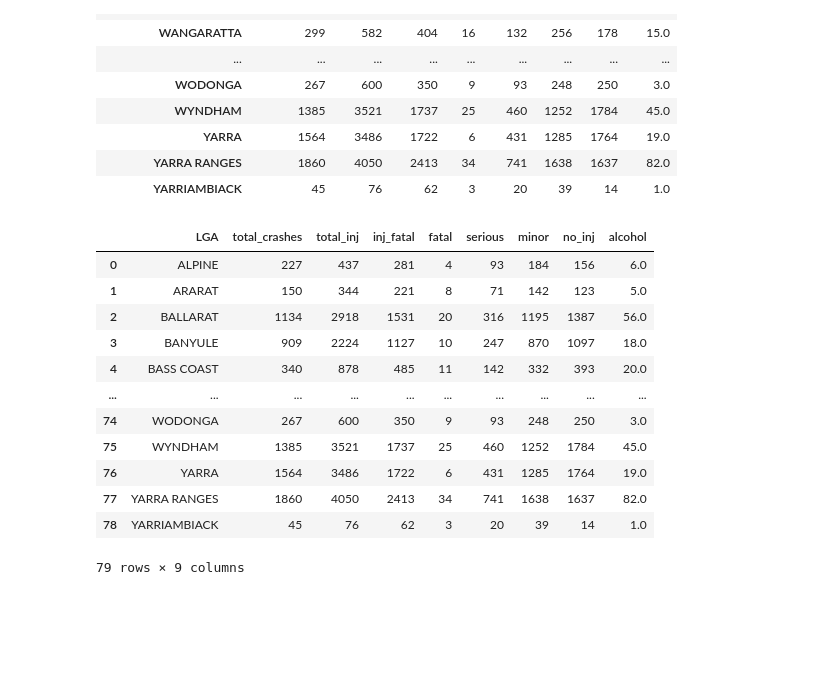
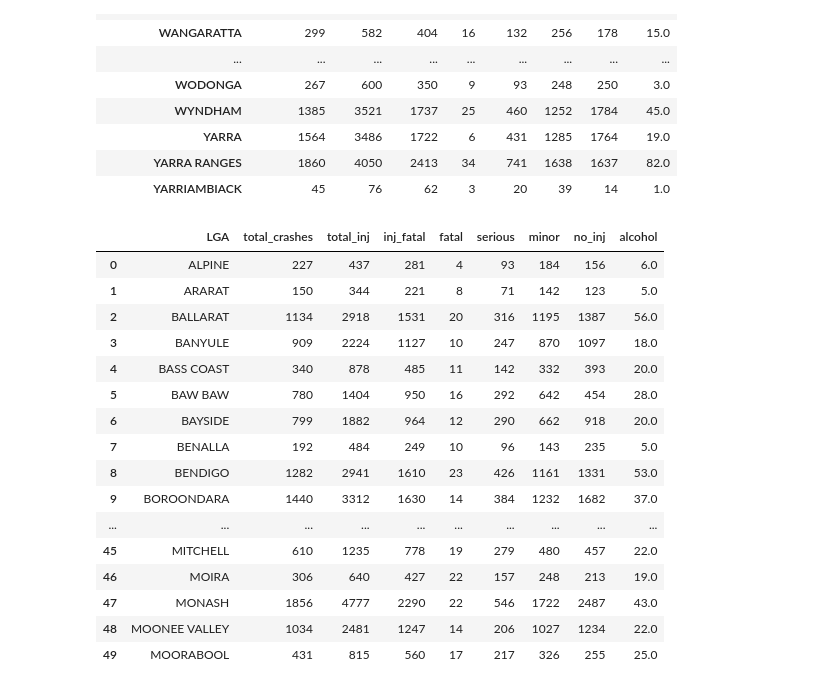
Before and after one commit to Jamie-GiHu/Turqoise-Bears-Project-Repo, a Jupyter notebook: Vic_Crash_analysis.ipynb, the cells around one changed output. Saved outputs shown, nothing was run; the diff lists cells and outputs as text; code cells hidden in the pictures; blank space fills up the shorter version.

```diff
--- a/Vic_Crash_analysis.ipynb
+++ b/Vic_Crash_analysis.ipynb
@@ -282,21 +283,25 @@ grouped_LGA_totals.tail(20)
 #Set the index
 group_LGA = grouped_LGA_totals.rename_axis("LGA").reset_index()
 # %%
-group_LGA
+group_LGA.head(50)
 # %% [output]
 |  | LGA | total_crashes | total_inj | inj_fatal | fatal | serious | minor | no_inj | alcohol |
 | 0 | ALPINE | 227 | 437 | 281 | 4 | 93 | 184 | 156 | 6.0 |
 | 1 | ARARAT | 150 | 344 | 221 | 8 | 71 | 142 | 123 | 5.0 |
 | 2 | BALLARAT | 1134 | 2918 | 1531 | 20 | 316 | 1195 | 1387 | 56.0 |
 | 3 | BANYULE | 909 | 2224 | 1127 | 10 | 247 | 870 | 1097 | 18.0 |
 | 4 | BASS COAST | 340 | 878 | 485 | 11 | 142 | 332 | 393 | 20.0 |
+| 5 | BAW BAW | 780 | 1404 | 950 | 16 | 292 | 642 | 454 | 28.0 |
+| 6 | BAYSIDE | 799 | 1882 | 964 | 12 | 290 | 662 | 918 | 20.0 |
+| 7 | BENALLA | 192 | 484 | 249 | 10 | 96 | 143 | 235 | 5.0 |
+| 8 | BENDIGO | 1282 | 2941 | 1610 | 23 | 426 | 1161 | 1331 | 53.0 |
+| 9 | BOROONDARA | 1440 | 3312 | 1630 | 14 | 384 | 1232 | 1682 | 37.0 |
 | ... | ... | ... | ... | ... | ... | ... | ... | ... | ... |
-| 74 | WODONGA | 267 | 600 | 350 | 9 | 93 | 248 | 250 | 3.0 |
-| 75 | WYNDHAM | 1385 | 3521 | 1737 | 25 | 460 | 1252 | 1784 | 45.0 |
-| 76 | YARRA | 1564 | 3486 | 1722 | 6 | 431 | 1285 | 1764 | 19.0 |
-| 77 | YARRA RANGES | 1860 | 4050 | 2413 | 34 | 741 | 1638 | 1637 | 82.0 |
-| 78 | YARRIAMBIACK | 45 | 76 | 62 | 3 | 20 | 39 | 14 | 1.0 |
+| 45 | MITCHELL | 610 | 1235 | 778 | 19 | 279 | 480 | 457 | 22.0 |
+| 46 | MOIRA | 306 | 640 | 427 | 22 | 157 | 248 | 213 | 19.0 |
+| 47 | MONASH | 1856 | 4777 | 2290 | 22 | 546 | 1722 | 2487 | 43.0 |
+| 48 | MOONEE VALLEY | 1034 | 2481 | 1247 | 14 | 206 | 1027 | 1234 | 22.0 |
+| 49 | MOORABOOL | 431 | 815 | 560 | 17 | 217 | 326 | 255 | 25.0 |
-79 rows × 9 columns
 # %%
 #Merge the Database to do the demographics analysis
 #merged_lga = lga_demo_df.merge(group_LGA, how="left", on=["LGA"])
```
Also changed, not shown: parts of 30 cells of this notebook, 1 other file.
